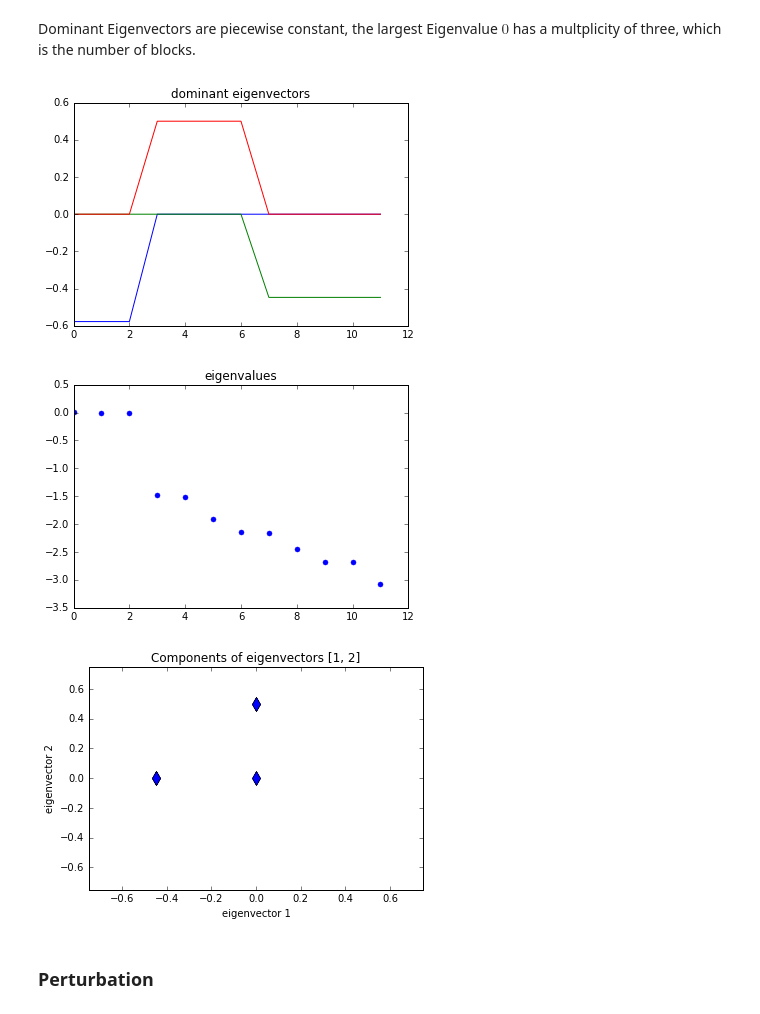
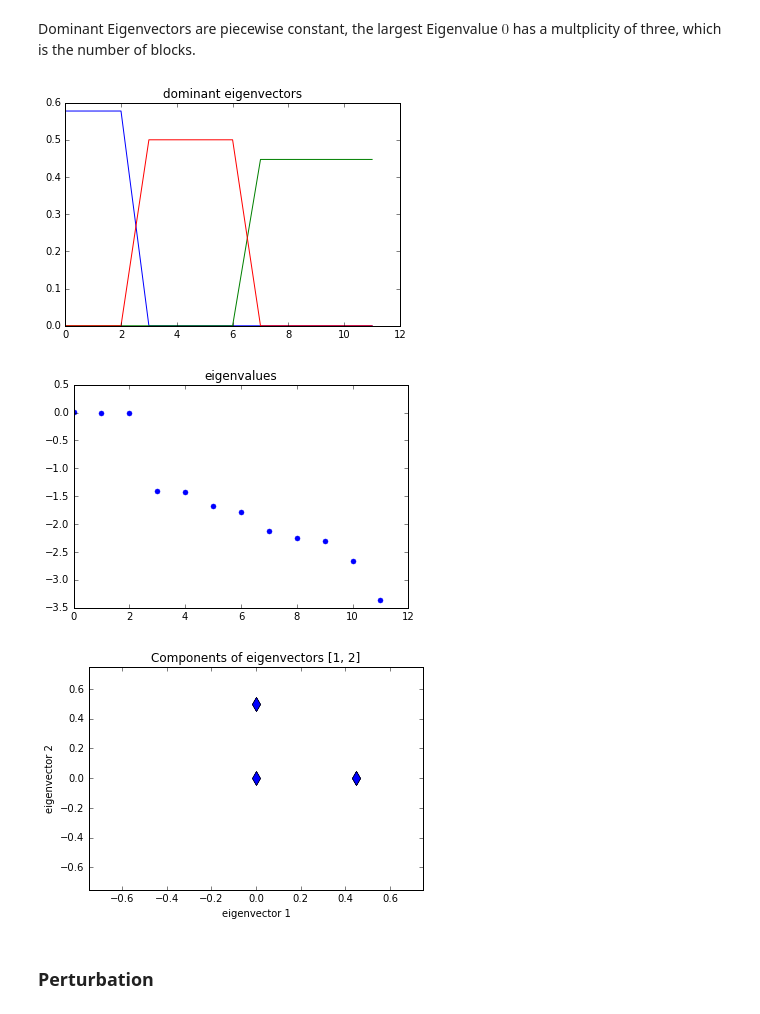
Before and after one commit to metterlein/spectral_clustering, a Jupyter notebook: notebooks/Toy Example.ipynb, the cells around one changed output. Drawn from its saved outputs; the diff is of its cells as text; code cells hidden in the pictures.

```diff
--- a/notebooks/Toy Example.ipynb
+++ b/notebooks/Toy Example.ipynb
@@ -80,0 +91,4 @@ A = pd.DataFrame(generate_laplacian(A))
+# %%
+A = buildMatrix(A1,A2,A3)
+A = A - np.diag(np.diag(A)) + np.eye(len(A))
+A = 0.5 * (A + A.T)
@@ -87,0 +120,3 @@ sns.heatmap(A- np.diag(np.diag(A)), cmap="coolwarm")
+# %%
+L = pd.DataFrame(generate_laplacian(A))
+sns.heatmap(L, annot=True, cmap="coolwarm")
@@ -90,11 +128,11 @@ sns.heatmap(A- np.diag(np.diag(A)), cmap="coolwarm")
 # %% [markdown]
 Dominant Eigenvectors are piecewise constant, the largest Eigenvalue $0$ has a multplicity of three, which is the number of blocks.
 # %%
-_ = visualize_spectrum(A, n_blocks = 3, selection=[1,2])
+_ = visualize_spectrum(L, n_blocks = 3, selection=[1,2])
 # %% [output]
-[figure, old version]
+[figure, new version]
-[figure, old version]
+[figure, new version]
-[figure, old version]
+[figure, new version]
 # %% [markdown]
 ### Perturbation
 # %%
```
Also changed, not shown: parts of 16 cells of this notebook, 1 other file.
